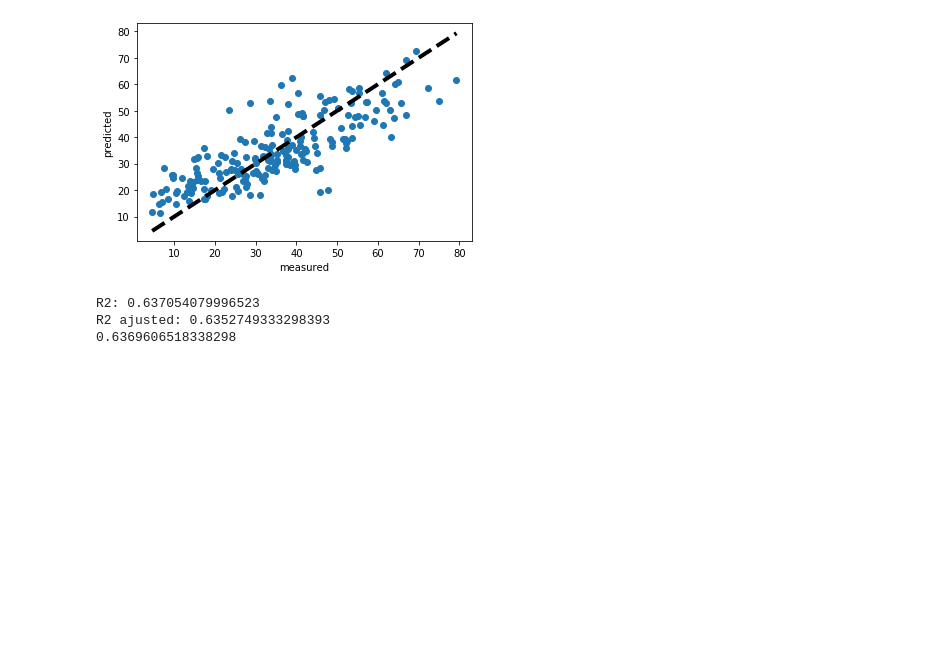
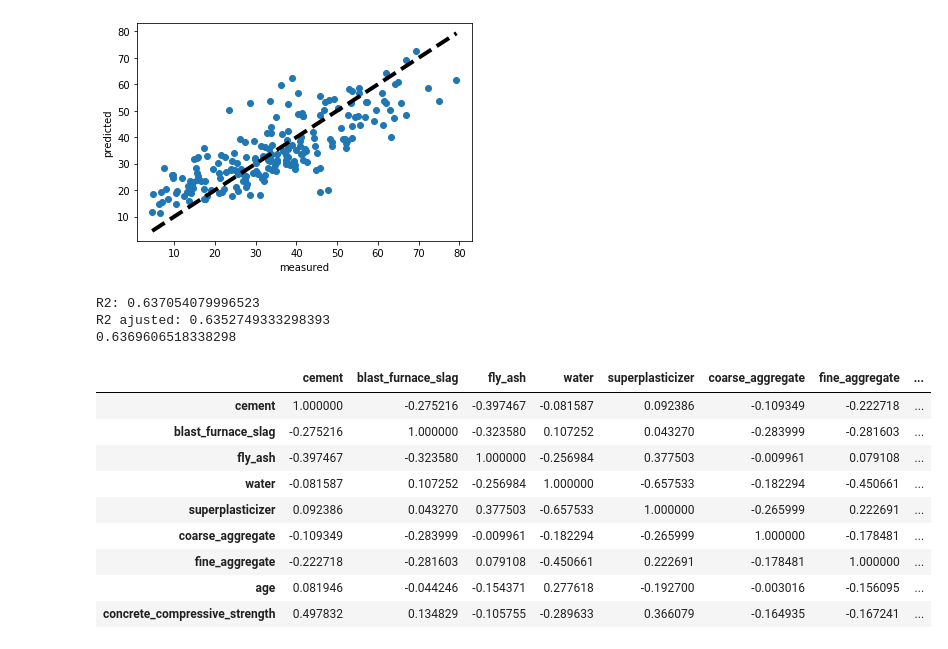
Before and after one commit to antuniooh/numerical-calculation-database-analysis, a Jupyter notebook: main.ipynb, the cells around one changed output. Cells and saved outputs as stored; diff of their text form; code cells hidden in the pictures; blank space fills up the shorter version.

```diff
--- a/main.ipynb
+++ b/main.ipynb
@@ -118,5 +118,18 @@ R2 ajusted: 0.6352749333298393
 0.6369606518338298
 # %%
 #Passo 5 - Pearson
+# %%
+df.corr(method='pearson')
+# %% [output]
+|  | cement | blast_furnace_slag | fly_ash | water | superplasticizer | coarse_aggregate | fine_aggregate | ... |
+| cement | 1.000000 | -0.275216 | -0.397467 | -0.081587 | 0.092386 | -0.109349 | -0.222718 | ... |
+| blast_furnace_slag | -0.275216 | 1.000000 | -0.323580 | 0.107252 | 0.043270 | -0.283999 | -0.281603 | ... |
+| fly_ash | -0.397467 | -0.323580 | 1.000000 | -0.256984 | 0.377503 | -0.009961 | 0.079108 | ... |
+| water | -0.081587 | 0.107252 | -0.256984 | 1.000000 | -0.657533 | -0.182294 | -0.450661 | ... |
+| superplasticizer | 0.092386 | 0.043270 | 0.377503 | -0.657533 | 1.000000 | -0.265999 | 0.222691 | ... |
+| coarse_aggregate | -0.109349 | -0.283999 | -0.009961 | -0.182294 | -0.265999 | 1.000000 | -0.178481 | ... |
+| fine_aggregate | -0.222718 | -0.281603 | 0.079108 | -0.450661 | 0.222691 | -0.178481 | 1.000000 | ... |
+| age | 0.081946 | -0.044246 | -0.154371 | 0.277618 | -0.192700 | -0.003016 | -0.156095 | ... |
+| concrete_compressive_strength | 0.497832 | 0.134829 | -0.105755 | -0.289633 | 0.366079 | -0.164935 | -0.167241 | ... |
 # %%
 #Passo 6 - Spearman
```
Also changed, not shown: parts of 1 cell of this notebook, 1 other file.
